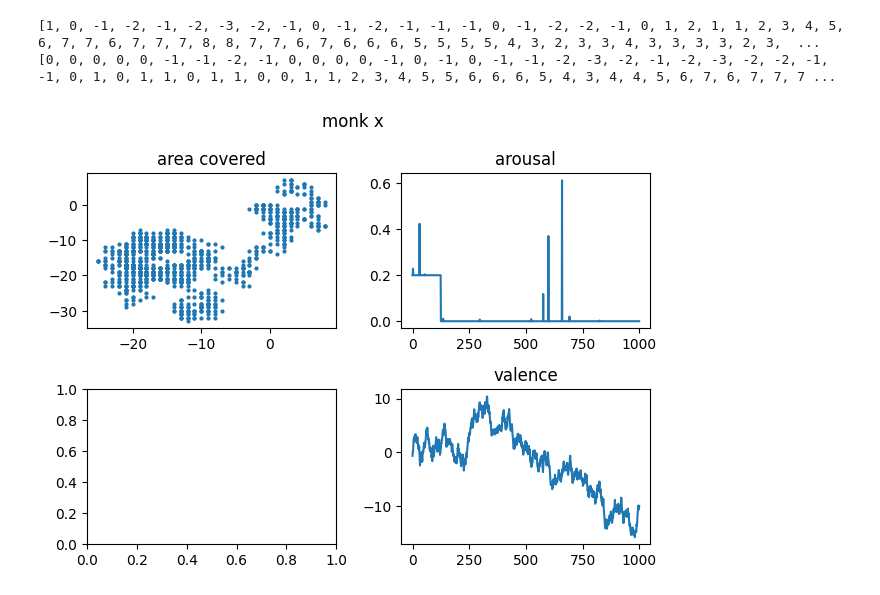
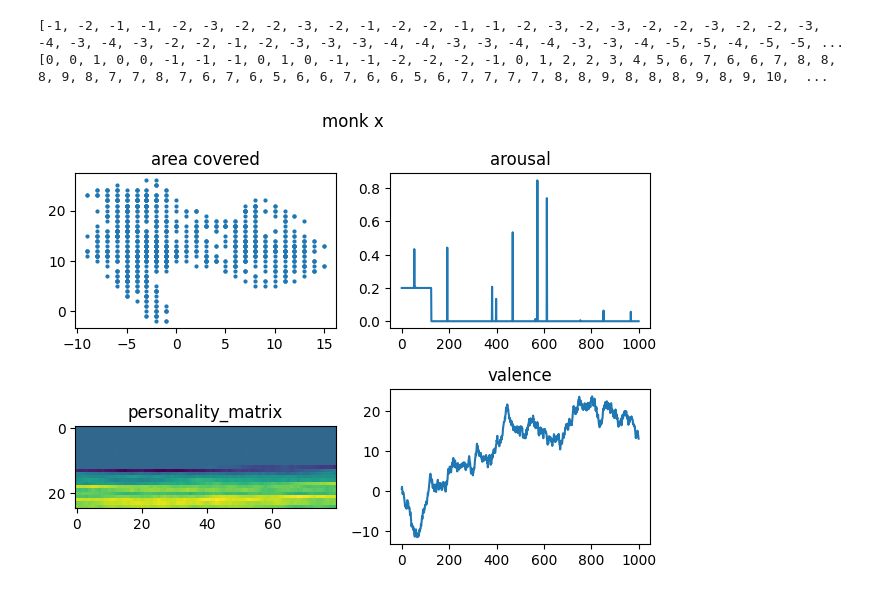
Before and after one commit to pzeronow/monkz, a Jupyter notebook: _build/jupyter_execute/brownian.ipynb, the cells around one changed output. Drawn from its saved outputs; the diff is of its cells as text; code cells hidden in the pictures.

```diff
--- a/_build/jupyter_execute/brownian.ipynb
+++ b/_build/jupyter_execute/brownian.ipynb
@@ -57,33 +57,38 @@ t_v = 0
 for t in range(0, tau):
     t_a += random.randint(-1, 1)
     t_b += random.randint(-1, 1)
     X.append(t_a)
     Y.append(t_b)
 
     t_r = random.random()
     t_v += random.uniform(-1.0, 1.0)
     R.append(t_r)
     V.append(t_v)
 
 print(X)
 print(Y)
 
 R = add_noise_to(
     create_square(0.001, 1, 0.2, 1.0, 8),
     R
 )
 
+x_ = np.append(R, V)
+
 fig, axs = plt.subplots(2, 2)
 fig.suptitle('monk x')
 axs[0,0].scatter(X,Y,s=4)
 axs[0,0].set_title('area covered')
 axs[0,1].plot(np.arange(0, len(R)), R)
 axs[0,1].set_title('arousal')
 axs[1,1].plot(np.arange(0, len(V)), V)
 axs[1,1].set_title('valence')
+axs[1,0].set_title('personality_matrix')
+axs[1,0].imshow(x_.reshape(25,80)) # should be normalized.
+
 plt.tight_layout()
 plt.show()
 # %% [output]
-[1, 0, -1, -2, -1, -2, -3, -2, -1, 0, -1, -2, -1, -1, -1, 0, -1, -2, -2, -1, 0, 1, 2, 1, 1, 2, 3, 4, 5, 6, 7, 7, 6, 7, 7, 7, 8, 8, 7, 7, 6, 7, 6, 6, 6, 5, 5, 5, 5, 4, 3, 2, 3, 3, 4, 3, 3, 3, 3, 2, 3,  ...
-[0, 0, 0, 0, 0, -1, -1, -2, -1, 0, 0, 0, 0, -1, 0, -1, 0, -1, -1, -2, -3, -2, -1, -2, -3, -2, -2, -1, -1, 0, 1, 0, 1, 1, 0, 1, 1, 0, 0, 1, 1, 2, 3, 4, 5, 5, 6, 6, 6, 5, 4, 3, 4, 4, 5, 6, 7, 6, 7, 7, 7 ...
+[-1, -2, -1, -1, -2, -3, -2, -2, -3, -2, -1, -2, -2, -1, -1, -2, -3, -2, -3, -2, -2, -3, -2, -2, -3, -4, -3, -4, -3, -2, -2, -1, -2, -3, -3, -3, -4, -4, -3, -3, -4, -4, -3, -3, -4, -5, -5, -4, -5, -5, ...
+[0, 0, 1, 0, 0, -1, -1, -1, 0, 1, 0, -1, -1, -2, -2, -2, -1, 0, 1, 2, 2, 3, 4, 5, 6, 7, 6, 6, 7, 8, 8, 8, 9, 8, 7, 7, 8, 7, 6, 7, 6, 5, 6, 6, 7, 6, 6, 5, 6, 7, 7, 7, 7, 8, 8, 9, 8, 8, 8, 9, 8, 9, 10,  ...
-[figure, old version]
+[figure, new version]
```
Also changed, not shown: 7 other files.
